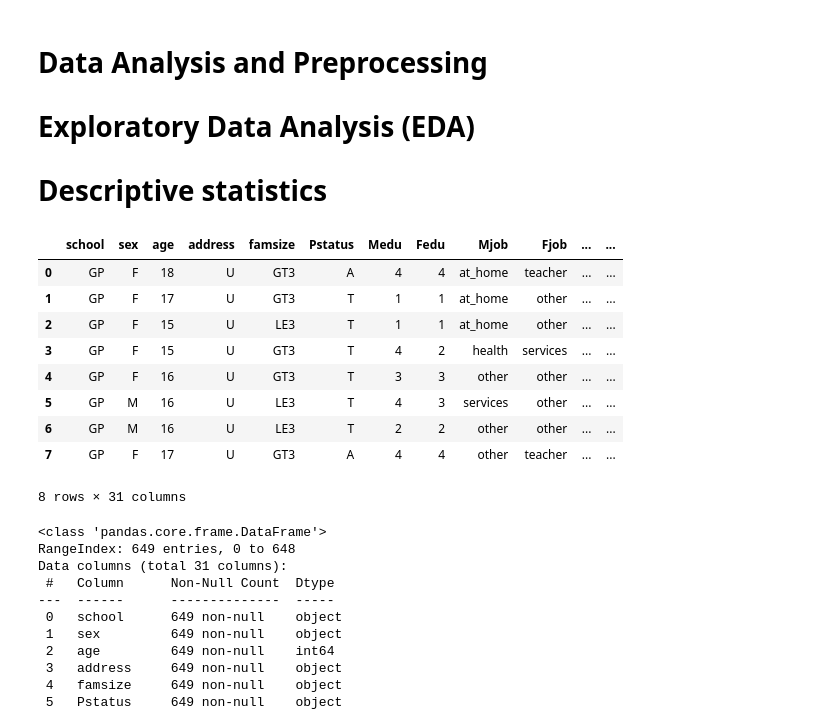
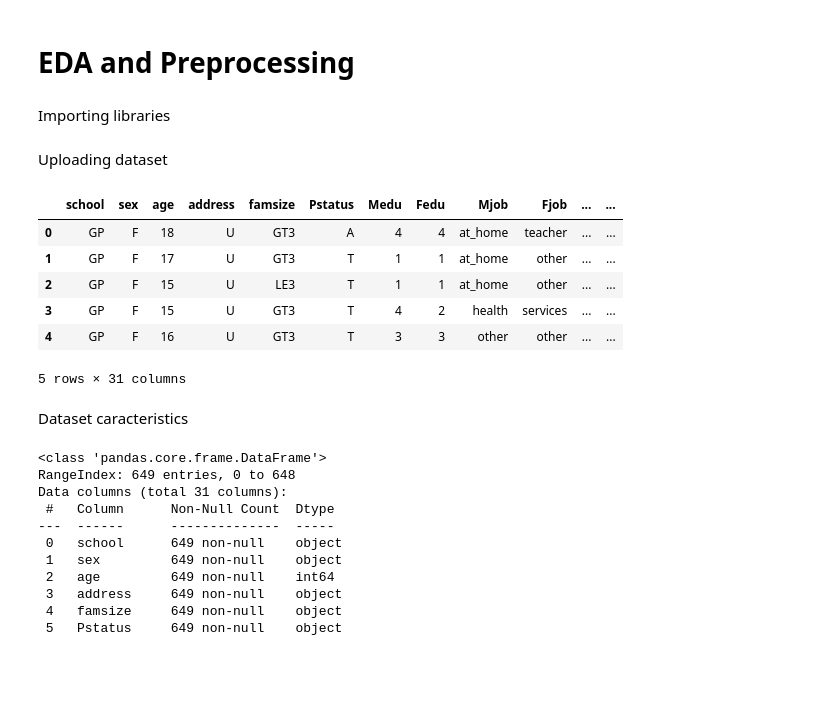
Before and after one commit to msotomayorpal/CA-3-Capstone-Strategic-Thinking, a Jupyter notebook: CA 3 strategic thinking Capstone Report.ipynb, the cells around one changed output. Saved outputs shown, nothing was run; the diff lists cells and outputs as text; code cells hidden in the pictures; blank space fills up the shorter version.

```diff
--- a/CA 3 strategic thinking Capstone Report.ipynb
+++ b/CA 3 strategic thinking Capstone Report.ipynb
@@ -1,5 +1,5 @@
 # %% [markdown]
-# Data Analysis and Preprocessing
-# Exploratory Data Analysis (EDA)
-# 	Descriptive statistics
+# EDA and Preprocessing
+# %% [markdown]
+Importing libraries
 # %%
@@ -13,4 +11,6 @@ import matplotlib.pyplot as plt
 sns.set(color_codes=True)
 import warnings
 warnings.filterwarnings('ignore')
+# %% [markdown]
+Uploading dataset
 # %%
@@ -19,17 +17,15 @@ warnings.filterwarnings('ignore')
 df = pd.read_csv("student-lpor.csv")
 # %%
-# Dataset visualization
-
-df.head(8)
+# Dataset
+df.head()
 # %% [output]
 |  | school | sex | age | address | famsize | Pstatus | Medu | Fedu | Mjob | Fjob | ... | ... |
 | 0 | GP | F | 18 | U | GT3 | A | 4 | 4 | at_home | teacher | ... | ... |
 | 1 | GP | F | 17 | U | GT3 | T | 1 | 1 | at_home | other | ... | ... |
 | 2 | GP | F | 15 | U | LE3 | T | 1 | 1 | at_home | other | ... | ... |
 | 3 | GP | F | 15 | U | GT3 | T | 4 | 2 | health | services | ... | ... |
 | 4 | GP | F | 16 | U | GT3 | T | 3 | 3 | other | other | ... | ... |
-| 5 | GP | M | 16 | U | LE3 | T | 4 | 3 | services | other | ... | ... |
-| 6 | GP | M | 16 | U | LE3 | T | 2 | 2 | other | other | ... | ... |
-| 7 | GP | F | 17 | U | GT3 | A | 4 | 4 | other | teacher | ... | ... |
-8 rows × 31 columns
+5 rows × 31 columns
+# %% [markdown]
+Dataset caracteristics
 # %%
```
Also changed, not shown: parts of 43 cells of this notebook.
